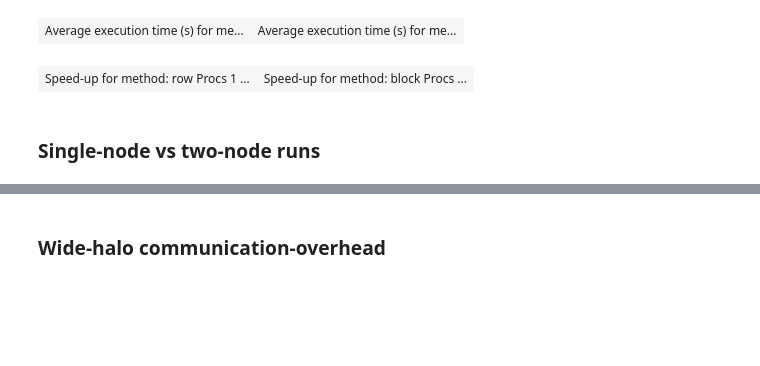
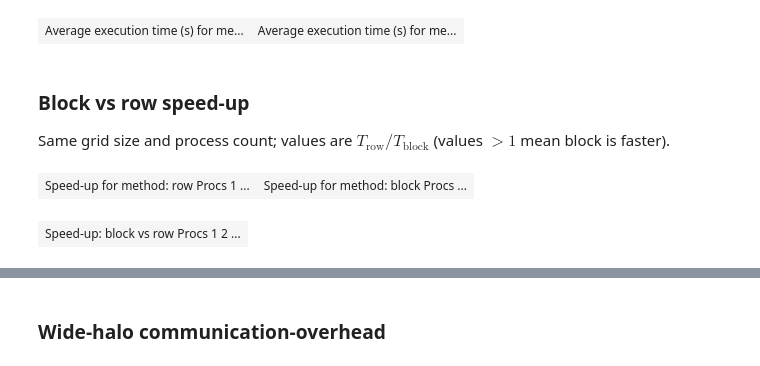
Before and after one commit to Edelwy/HPC, a Jupyter notebook: Assignment4/results/analiza.ipynb, the cells around one changed output, grey strips where cells are left out. Drawn from its saved outputs; the diff is of its cells as text; code cells hidden in the pictures; blank space fills up the shorter version.

```diff
--- a/Assignment4/results/analiza.ipynb
+++ b/Assignment4/results/analiza.ipynb
@@ -13,7 +13,7 @@ def fromat_nan(val):
     if pd.isna(val):
         return ""
     if isinstance(val, float):
-        return f"{round(val, 3)}"
+        return f"{round(val, 2)}"
     return f"{val}"
 
 # Helper function that displays each dataframe in its own column.
@@ -95,21 +95,39 @@ def _time_table(method):
 display_list([_time_table("row"), _time_table("block")], axis=1)
 # %% [output]
 | Average execution time (s) for me... | Average execution time (s) for me... |
+# %% [markdown]
+### Block vs row speed-up
+
+Same grid size and process count; values are $T_{\mathrm{row}} / T_{\mathrm{block}}$ (values $> 1$ mean block is faster).
 # %%
 # Speed-up where t_s is the sequential baseline.
 def _speedup_table(method):
     df = pd.DataFrame(index=sizes, columns=procs, dtype=float)
     df.index.name = "Size"
     df.columns.name = "Procs"
     for s in sizes:
         ts = _t("seq", s, 1)
         for p in procs:
             tp = _t(method, s, p)
             df.loc[s, p] = (ts / tp) if (tp and tp > 0) else np.nan
     df.attrs["name"] = f"Speed-up for method: {method}"
     return df
+
+# Speed-up of block over row at the same (Size, Procs): T_row / T_block.
+def _block_vs_row_speedup_table():
+    df = pd.DataFrame(index=sizes, columns=procs, dtype=float)
+    df.index.name = "Size"
+    df.columns.name = "Procs"
+    for s in sizes:
+        for p in procs:
+            t_row = _t("row", s, p)
+            t_block = _t("block", s, p)
+            df.loc[s, p] = (t_row / t_block) if (t_row and t_block and t_block > 0) else np.nan
+    df.attrs["name"] = "Speed-up: block vs row"
+    return df
+
 display_list([_speedup_table("row"), _speedup_table("block")], axis=1, minmax="max")
+display_list([_block_vs_row_speedup_table()], axis=1, minmax="max")
 # %% [output]
 | Speed-up for method: row Procs 1 ... | Speed-up for method: block Procs ... |
+| Speed-up: block vs row Procs 1 2 ... |
-# %% [markdown]
-### Single-node vs two-node runs
```
Also changed, not shown: parts of 2 cells of this notebook, 8 other files.
